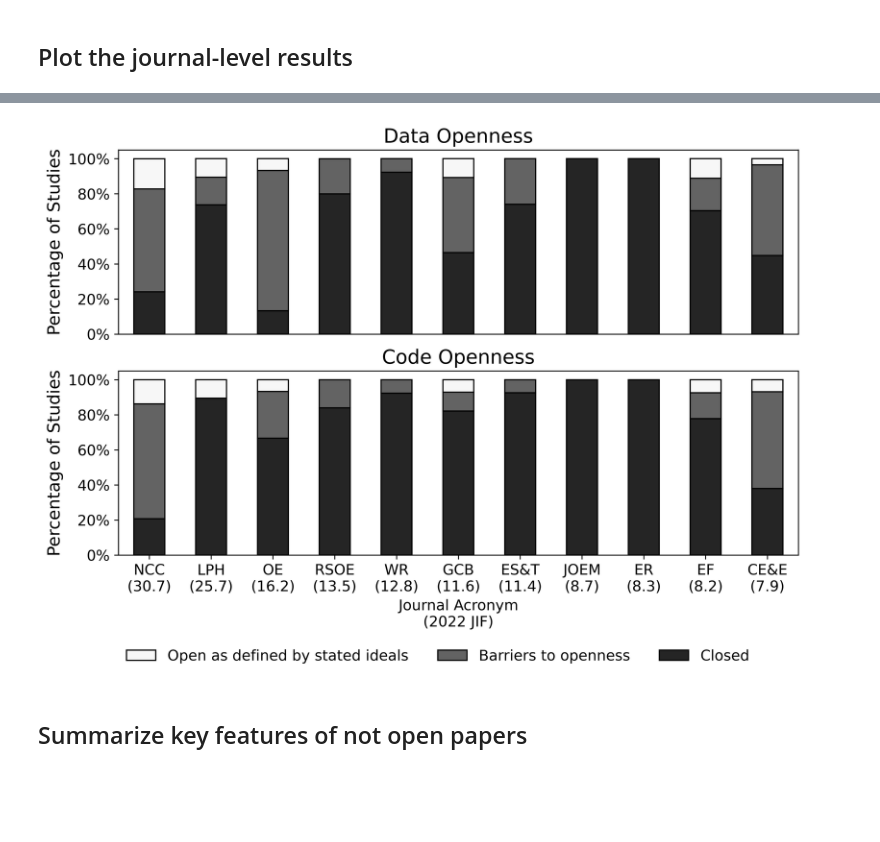
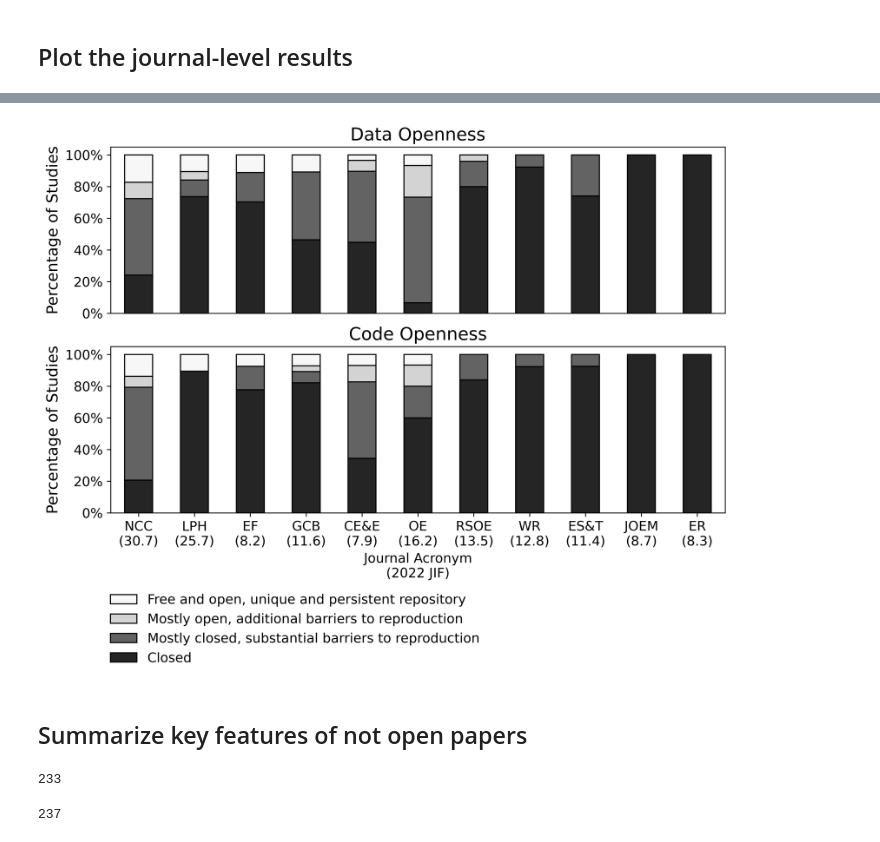
Before and after one commit to abpoll/open, a Jupyter notebook: src/Results.ipynb, the cells around one changed output, grey strips where cells are left out. Saved outputs shown, nothing was run; the diff lists cells and outputs as text; code cells hidden in the pictures; blank space fills up the shorter version.

```diff
--- a/src/Results.ipynb
+++ b/src/Results.ipynb
@@ -103,11 +168,13 @@ open_byj['n_rev'] = open_byj['journal'].map(jcount_dict)
 # %%
 # Get proportions for each category based on n_rev
 # and print wiht journal in the index
-j_prop = ((open_byj.iloc[:, 1:7].T)/open_byj.iloc[:,-1]).T
-j_prop_df = j_prop.set_index(open_byj['journal']).reset_index()
+j_prop_d = ((data_byj.iloc[:, 1:5].T)/data_byj.iloc[:,-1]).T
+j_prop_d_df = j_prop_d.set_index(data_byj['journal']).reset_index()
 # Map in the jif to the prop df
-j_prop_df['jif'] = j_prop_df['journal'].map(jif_dict)
+j_prop_d_df['jif'] = j_prop_d_df['journal'].map(jif_dict)
 print('Proportions\n')
-print(j_prop.set_index(open_byj['journal']))
+# view the proportions
+# look at printed table from next cell to verify
+j_prop_d.set_index(data_byj['journal'])
 # %% [output]
 Proportions
@@ -129,0 +212,10 @@ WATER RESEARCH                       0.000000   0.076923
+# %%
+# Repeat for code
+j_prop_c = ((code_byj.iloc[:, 1:5].T)/code_byj.iloc[:,-1]).T
+j_prop_c_df = j_prop_c.set_index(code_byj['journal']).reset_index()
+# Map in the jif to the prop df
+j_prop_c_df['jif'] = j_prop_c_df['journal'].map(jif_dict)
+print('Proportions\n')
+# view the proportions
+# look at printed table from next cell to verify
+j_prop_c.set_index(code_byj['journal'])
@@ -161,16 +361,20 @@ code_df = round(code_df*100, 2)
 # %%
+# Use the col_name_dict for figure purposes
+data_df = data_df.rename(columns=col_name_dict)
+code_df = code_df.rename(columns=col_name_dict)
+
 # Plot on a 1 by 2 axis
 import matplotlib.ticker as mtick
 fig, ax = plt.subplots(figsize=(10, 6), nrows=2,
                        sharex=True, dpi=600)
 
 data_df.plot(ax=ax[0], kind='bar', stacked=True,
-             color=['#252525', '#636363', '#f7f7f7'],
+             color=['#252525', '#636363', '#d3d3d3', '#f7f7f7'],
              edgecolor='black',
              legend=False)
 
 code_df.plot(ax=ax[1], kind='bar', stacked=True,
-             color=['#252525', '#636363', '#f7f7f7'],
+             color=['#252525', '#636363', '#d3d3d3', '#f7f7f7'],
              edgecolor='black',
              legend=False)
 
@@ -181,36 +385,36 @@ ax[0].tick_params(axis='both', labelsize=12)
 ax[0].set_ylabel('Percentage of Studies', size=14)
 ax[0].tick_params(axis='x', which='both',
                   bottom=False)
 
 ax[0].set_title('Data Openness', size=16)
 ax[1].set_title('Code Openness', size=16)
 
 ax[0].yaxis.set_major_formatter(mtick.PercentFormatter())
 ax[1].yaxis.set_major_formatter(mtick.PercentFormatter())
 
 handles, labels = ax[1].get_legend_handles_labels()
 
 ax[1].legend(reversed(handles),
              reversed(labels),
              loc='center',
-             bbox_to_anchor=(0.47, -0.55),
+             bbox_to_anchor=(0.3, -0.7),
              fancybox=False,
              shadow=False,
              frameon=False,
              fontsize='large',
-             ncol=3)
+             ncol=1)
 
 ax[1].set_xlabel('Journal Acronym\n(2022 JIF)', size=12)
 ax[1].set_xticks(ax[1].get_xticks(),
                  ax[1].get_xticklabels(),
                  rotation=0,
                  ha='center')
 
 fig.savefig(join(ROOT_DIR, 'fig', 'fig1.png'),
             dpi=600,
             bbox_inches='tight')
 # %% [output]
-[figure, old version]
+[figure, new version]
 # %% [markdown]
 ## Summarize key features of not open papers
 # %%
@@ -224,6 +430,14 @@ closed_code = open_df[open_df['code_open'] != 'Open']
 # What reasons do we get for not having openness?
 # What is shared, if at all?
 # What issues are there with what is shared?
+# %%
+len(closed_data)
+# %% [output]
+233
+# %%
+len(closed_code)
+# %% [output]
+237
 # %%
 # First, we inspect the reasons that some data was not shared
 # Most often, no reason is provided
```
Also changed, not shown: parts of 31 cells of this notebook, 1 other file.
